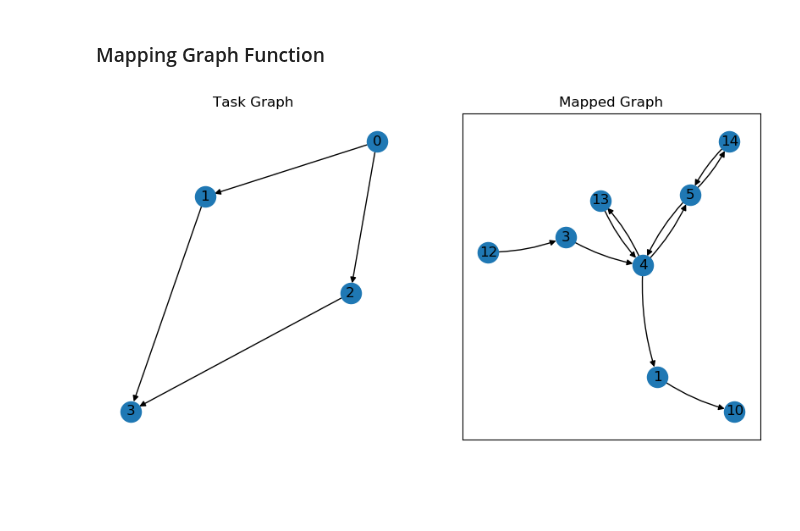
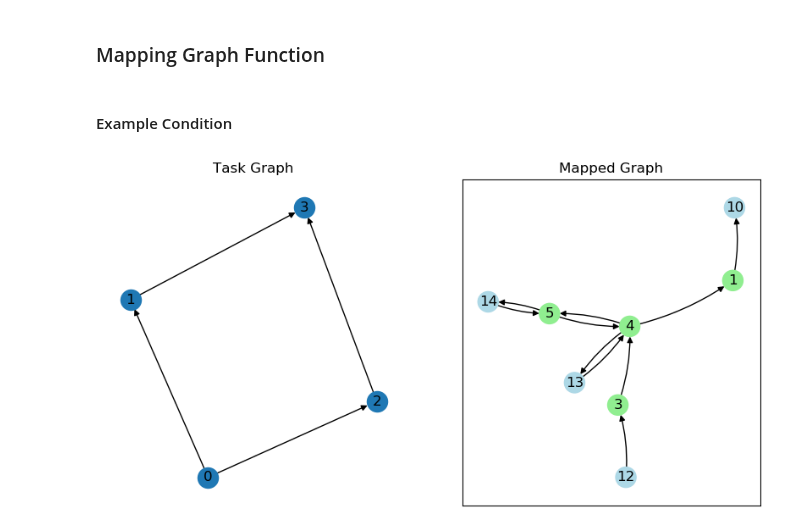
Before and after one commit to faseelmo/noc_latency_predictor, a Jupyter notebook: training_data/data_analysis.ipynb, the cells around one changed output. Cells and saved outputs as stored; diff of their text form; code cells hidden in the pictures; blank space fills up the shorter version.

```diff
--- a/training_data/data_analysis.ipynb
+++ b/training_data/data_analysis.ipynb
@@ -407,6 +407,8 @@ def get_mapped_graph(edge_index, map, pe_net, router_net):
 
     new_edge_index = create_edge_index(node_path_list)
     return nx.DiGraph(new_edge_index)
+# %% [markdown]
+#### Example Condition
 # %%
 edge_index  = [
     (0, 1),
@@ -414,40 +416,37 @@ edge_index  = [
     (1, 3),
     (2, 3)
 ]
 
 map = {
     0: 12,
     1: 13,
     2: 14,
     3: 10
 }
 
 pe_3x3 = bidict({
-    9: (0, 2), 10: (1, 2), 11: (2, 2),
+    15: (0, 2), 16: (1, 2), 17: (2, 2),
     12: (0, 1), 13: (1, 1), 14: (2, 1),
-    15: (0, 0), 16: (1, 0), 17: (2, 0)
+    9 : (0, 0), 10: (1, 0), 11: (2, 0)
 })
 
 router_3x3 = bidict({
-    0: (0, 2), 1: (1, 2), 2: (2, 2),
+    6: (0, 2), 7: (1, 2), 8: (2, 2),
     3: (0, 1), 4: (1, 1), 5: (2, 1),
-    6: (0, 0), 7: (1, 0), 8: (2, 0)
+    0: (0, 0), 1: (1, 0), 2: (2, 0)
 })
 
-# Create a figure with 1 row and 2 columns of subplots
 fig, axs = plt.subplots(1, 2, figsize=(10, 5))
 
-# Create and draw the first graph on the first subplot
 G = nx.DiGraph(edge_index)
 nx.draw(G, with_labels=True, ax=axs[0])
 axs[0].set_title('Task Graph')
 
-# Create and draw the second graph on the second subplot
 new_G = get_mapped_graph(edge_index, map, pe_3x3, router_3x3)
-nx.draw_networkx(new_G, with_labels=True, ax=axs[1], connectionstyle='arc3, rad = 0.1')
+node_colors = ["lightblue" if node in pe_3x3.keys() else "lightgreen" if node in router_3x3.keys() else "lightgray" for node in new_G.nodes()]
+nx.draw_networkx(new_G, with_labels=True, ax=axs[1], node_color=node_colors ,connectionstyle='arc3, rad = 0.1')
 axs[1].set_title('Mapped Graph')
 
-# Display the figure with the two subplots
 plt.show()
 # %% [output]
-[figure, old version]
+[figure, new version]
```
Also changed, not shown: parts of 2 cells of this notebook.
